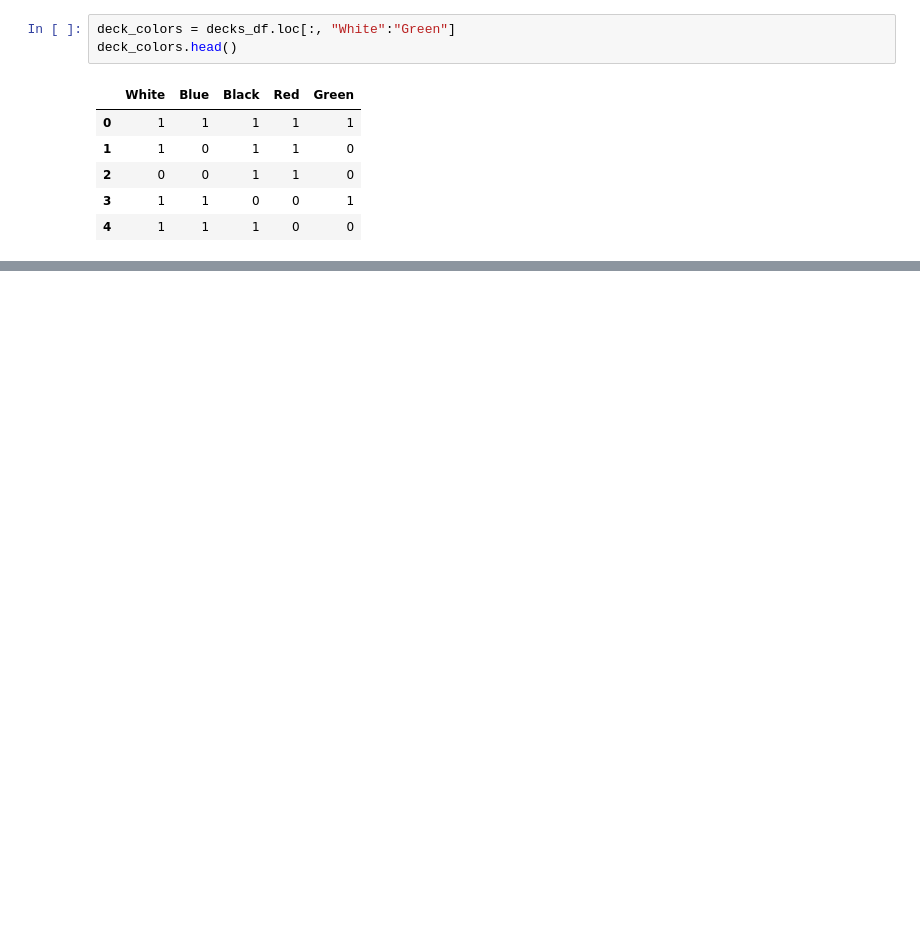
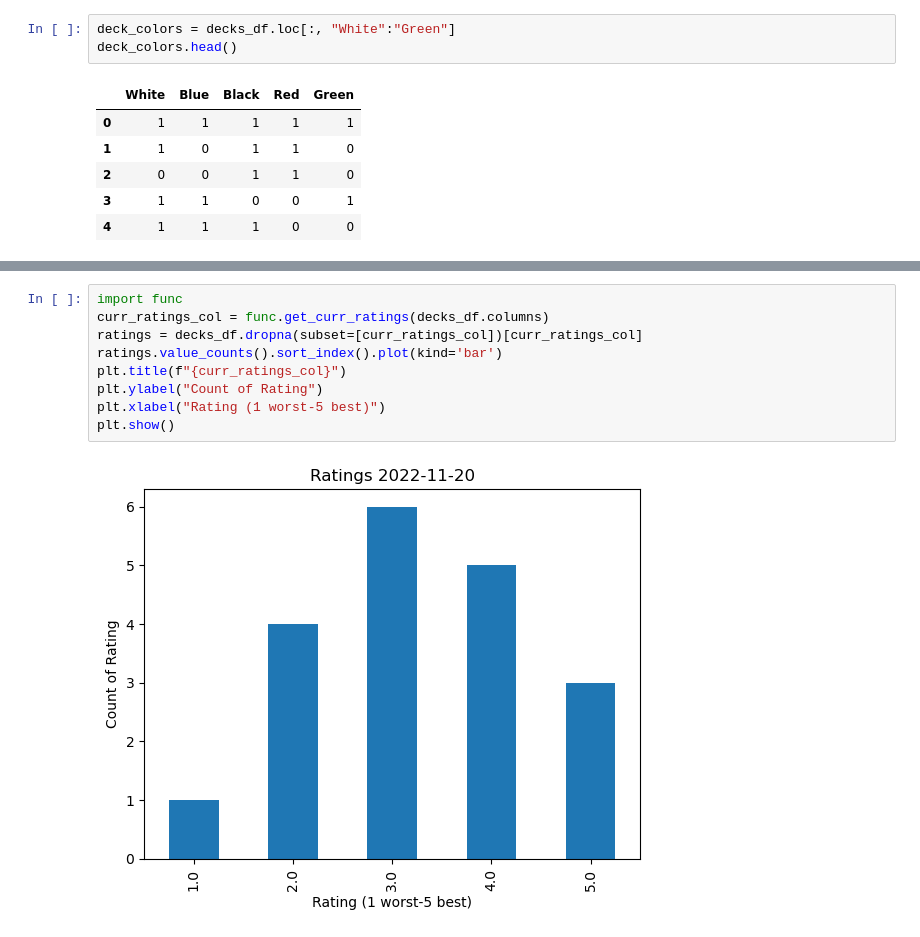
Before and after one commit to amcclead7336/MTG_GameData, a Jupyter notebook: DAX.ipynb, the cells around one changed output, grey strips where cells are left out. Saved outputs shown, nothing was run; the diff lists cells and outputs as text; blank space fills up the shorter version.

Commit message:
Add Ratings Distribution

```diff
--- a/DAX.ipynb
+++ b/DAX.ipynb
@@ -93,0 +94,11 @@ plt.show()
+# %%
+import func
+curr_ratings_col = func.get_curr_ratings(decks_df.columns)
+ratings = decks_df.dropna(subset=[curr_ratings_col])[curr_ratings_col]
+ratings.value_counts().sort_index().plot(kind='bar')
+plt.title(f"{curr_ratings_col}")
+plt.ylabel("Count of Rating")
+plt.xlabel("Rating (1 worst-5 best)")
+plt.show()
+# %% [output]
+[figure, added]
```
Also changed, not shown: parts of 4 cells of this notebook.
